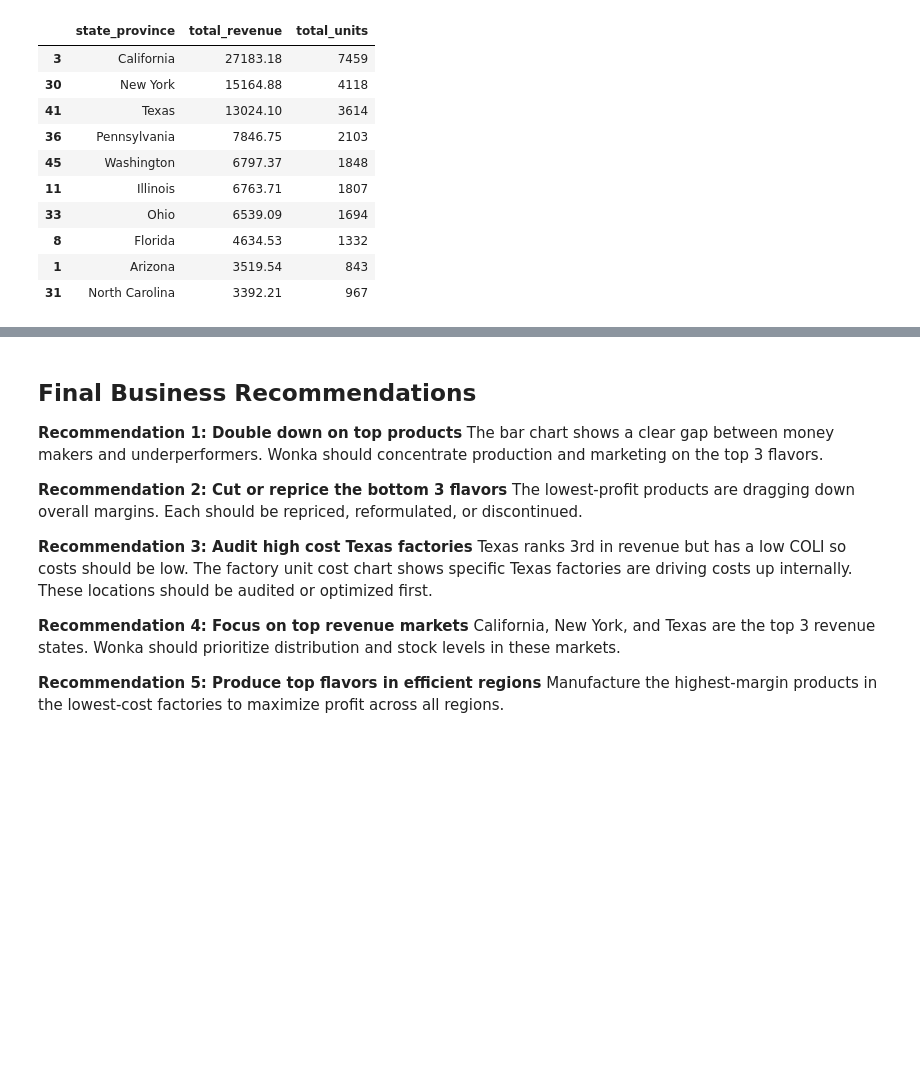
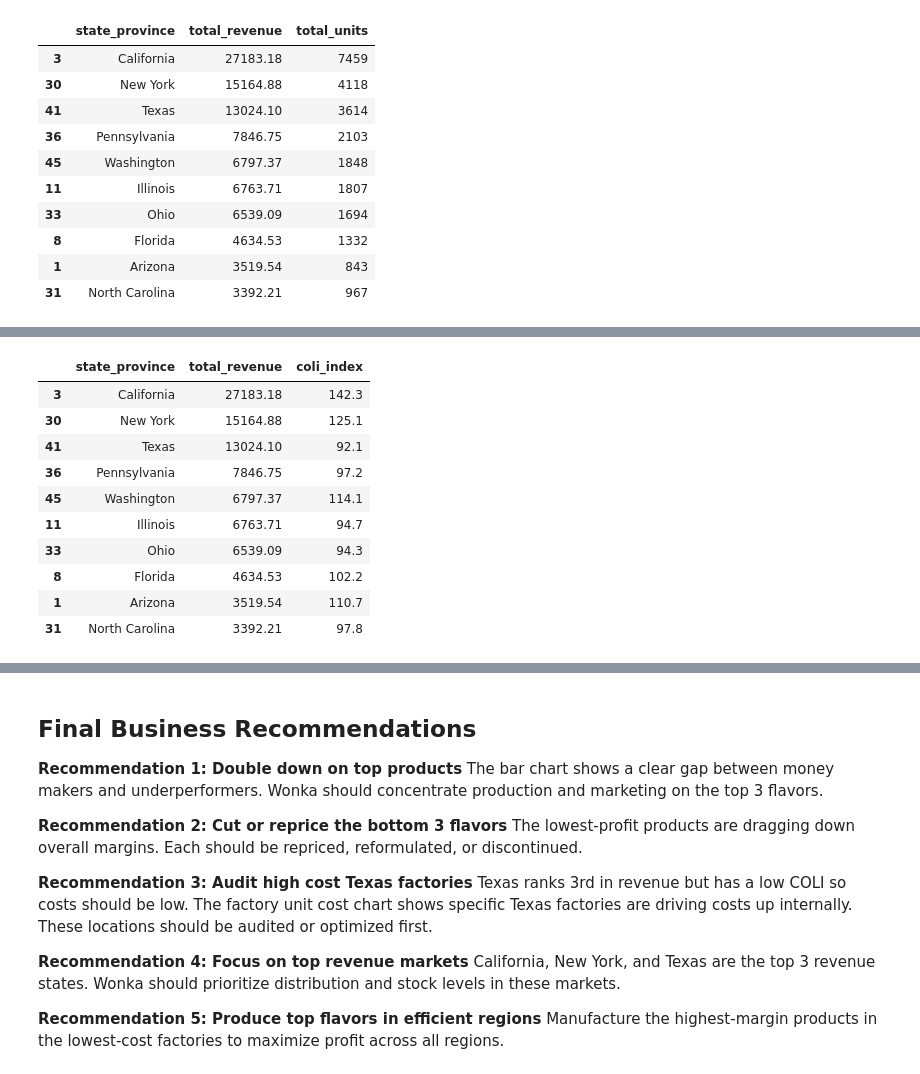
Before and after one commit to meisnerfiona-it/wonka-factory-database-project, a Jupyter notebook: data/clean/Final_Storytelling.ipynb, the cells around one changed output, grey strips where cells are left out. Saved outputs shown, nothing was run; the diff lists cells and outputs as text; code cells hidden in the pictures; blank space fills up the shorter version.

```diff
--- a/data/clean/Final_Storytelling.ipynb
+++ b/data/clean/Final_Storytelling.ipynb
@@ -220,0 +240,19 @@ df_region_perf.head(10)
+# %%
+df_state_perf = sales.groupby("state_province", as_index=False).agg(
+    total_revenue=("sales", "sum"),
+    coli_index=("coli_index", "mean")
+).sort_values("total_revenue", ascending=False).head(10).round(2)
+
+df_state_perf
+# %% [output]
+|  | state_province | total_revenue | coli_index |
+| 3 | California | 27183.18 | 142.3 |
+| 30 | New York | 15164.88 | 125.1 |
+| 41 | Texas | 13024.10 | 92.1 |
+| 36 | Pennsylvania | 7846.75 | 97.2 |
+| 45 | Washington | 6797.37 | 114.1 |
+| 11 | Illinois | 6763.71 | 94.7 |
+| 33 | Ohio | 6539.09 | 94.3 |
+| 8 | Florida | 4634.53 | 102.2 |
+| 1 | Arizona | 3519.54 | 110.7 |
+| 31 | North Carolina | 3392.21 | 97.8 |
```
Also changed, not shown: parts of 3 cells of this notebook.
